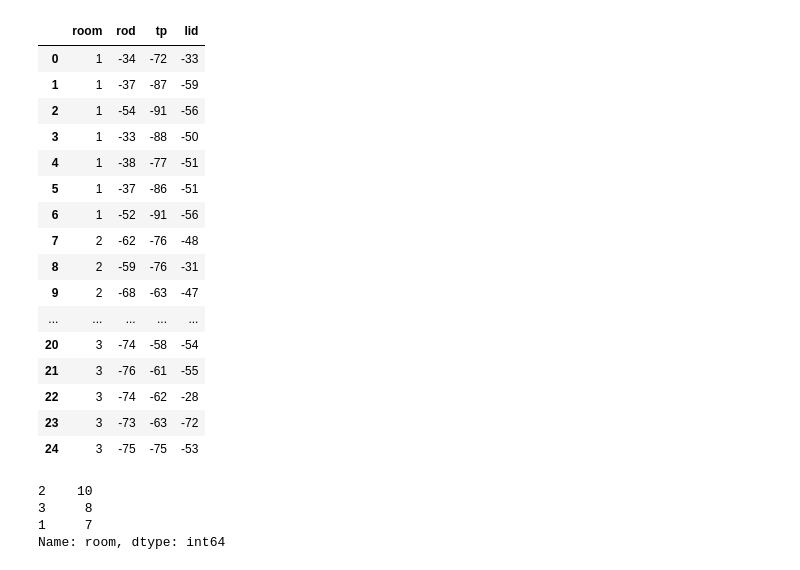
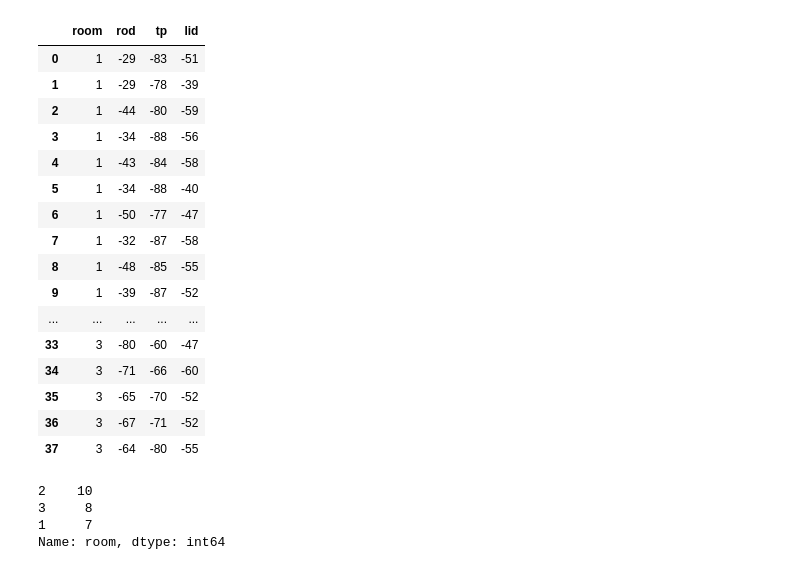
Before and after one commit to TvarozekRastislav/Little-M, a Jupyter notebook: code_base/data_train_model_jupyter.ipynb, the cells around one changed output. Drawn from its saved outputs; the diff is of its cells as text; code cells hidden in the pictures.

```diff
--- a/code_base/data_train_model_jupyter.ipynb
+++ b/code_base/data_train_model_jupyter.ipynb
@@ -10,25 +9,33 @@ from mpl_toolkits.mplot3d import Axes3D
 # %%
-df = pd.read_csv("data_cleared.csv")
+#------------set-up---------------
+data_in_name = "data_out.csv"
+random_state = 31
+test_split = 0.20
+kernel = "linear"
+c = 1
+
+#---------------------------------
+df = pd.read_csv(data_in_name)
 df = df.iloc[: , 1:5]
 df
 # %% [output]
 |  | room | rod | tp | lid |
-| 0 | 1 | -34 | -72 | -33 |
-| 1 | 1 | -37 | -87 | -59 |
-| 2 | 1 | -54 | -91 | -56 |
-| 3 | 1 | -33 | -88 | -50 |
-| 4 | 1 | -38 | -77 | -51 |
-| 5 | 1 | -37 | -86 | -51 |
-| 6 | 1 | -52 | -91 | -56 |
-| 7 | 2 | -62 | -76 | -48 |
-| 8 | 2 | -59 | -76 | -31 |
-| 9 | 2 | -68 | -63 | -47 |
+| 0 | 1 | -29 | -83 | -51 |
+| 1 | 1 | -29 | -78 | -39 |
+| 2 | 1 | -44 | -80 | -59 |
+| 3 | 1 | -34 | -88 | -56 |
+| 4 | 1 | -43 | -84 | -58 |
+| 5 | 1 | -34 | -88 | -40 |
+| 6 | 1 | -50 | -77 | -47 |
+| 7 | 1 | -32 | -87 | -58 |
+| 8 | 1 | -48 | -85 | -55 |
+| 9 | 1 | -39 | -87 | -52 |
 | ... | ... | ... | ... | ... |
-| 20 | 3 | -74 | -58 | -54 |
-| 21 | 3 | -76 | -61 | -55 |
-| 22 | 3 | -74 | -62 | -28 |
-| 23 | 3 | -73 | -63 | -72 |
-| 24 | 3 | -75 | -75 | -53 |
+| 33 | 3 | -80 | -60 | -47 |
+| 34 | 3 | -71 | -66 | -60 |
+| 35 | 3 | -65 | -70 | -52 |
+| 36 | 3 | -67 | -71 | -52 |
+| 37 | 3 | -64 | -80 | -55 |
 # %%
 X = df[df.columns.difference(["room"])]
 y = df["room"]
```
Also changed, not shown: parts of 4 cells of this notebook, 3 other files.
